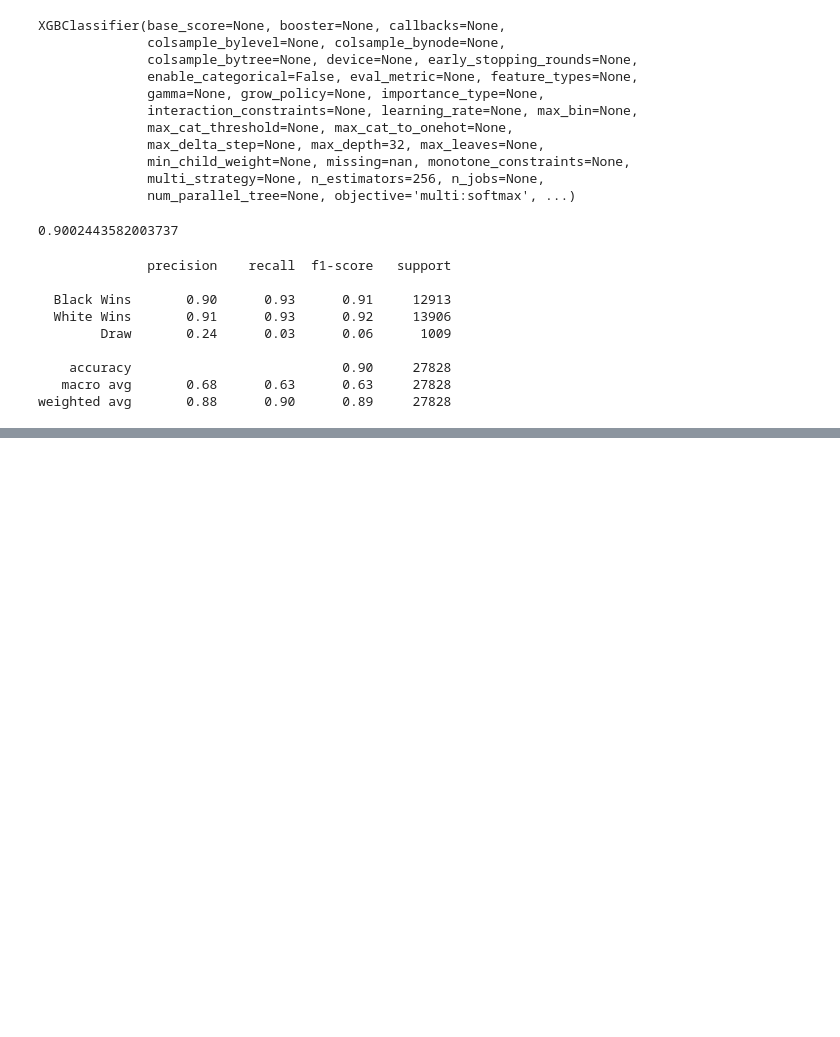
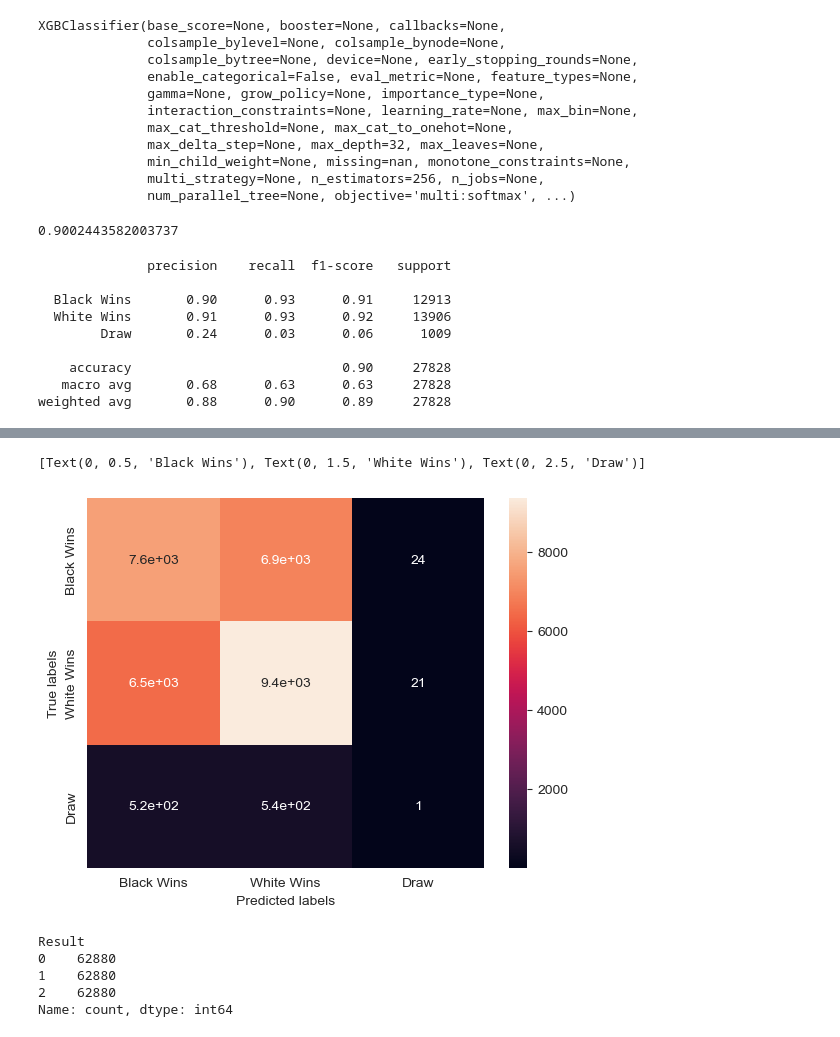
Before and after one commit to ID216135/project-4, a Jupyter notebook: data_exploration.ipynb, the cells around one changed output, grey strips where cells are left out. Drawn from its saved outputs; the diff is of its cells as text; code cells hidden in the pictures; blank space fills up the shorter version.

```diff
--- a/data_exploration.ipynb
+++ b/data_exploration.ipynb
@@ -829,0 +914,14 @@ ax.xaxis.set_ticklabels(['Black Wins', 'White Wins', 'Draw']); ax.yaxis.set_tick
+# %%
+# Create a StandardScaler instances
+scaler = StandardScaler()
+
+# Fit the StandardScaler
+X_scaler = scaler.fit(X_train)
+
+# Scale the data
+X_train_scaled = X_scaler.transform(X_train)
+X_test_scaled = X_scaler.transform(X_test)
+# %%
+from xgboost import XGBClassifier
+xg_nn = XGBClassifier(n_estimators = 256, max_depth = 32, objective ='multi:softmax')
+xg_nn.fit(X_train_scaled,y_train)
@@ -829,0 +940,2 @@ ax.xaxis.set_ticklabels(['Black Wins', 'White Wins', 'Draw']); ax.yaxis.set_tick
+# %%
+predictions = xg_nn.predict(X_test_scaled)
@@ -829,0 +958,10 @@ ax.xaxis.set_ticklabels(['Black Wins', 'White Wins', 'Draw']); ax.yaxis.set_tick
+# %%
+from sklearn.metrics import confusion_matrix
+cm_df = pd.DataFrame(confusion_matrix(y_test, predictions,))
+# %%
+ax = sns.heatmap(cm_df,annot=True)
+ax.set_xlabel('Predicted labels');ax.set_ylabel('True labels')
+ax.xaxis.set_ticklabels(['Black Wins', 'White Wins', 'Draw']); ax.yaxis.set_ticklabels(['Black Wins', 'White Wins', 'Draw'])
+# %% [output]
+[Text(0, 0.5, 'Black Wins'), Text(0, 1.5, 'White Wins'), Text(0, 2.5, 'Draw')]
+[figure, added]
@@ -829,0 +972,8 @@ ax.xaxis.set_ticklabels(['Black Wins', 'White Wins', 'Draw']); ax.yaxis.set_tick
+# %%
+y_resampled.value_counts()
+# %% [output]
+Result
+0    62880
+1    62880
+2    62880
+Name: count, dtype: int64
```
Also changed, not shown: parts of 73 cells of this notebook.
